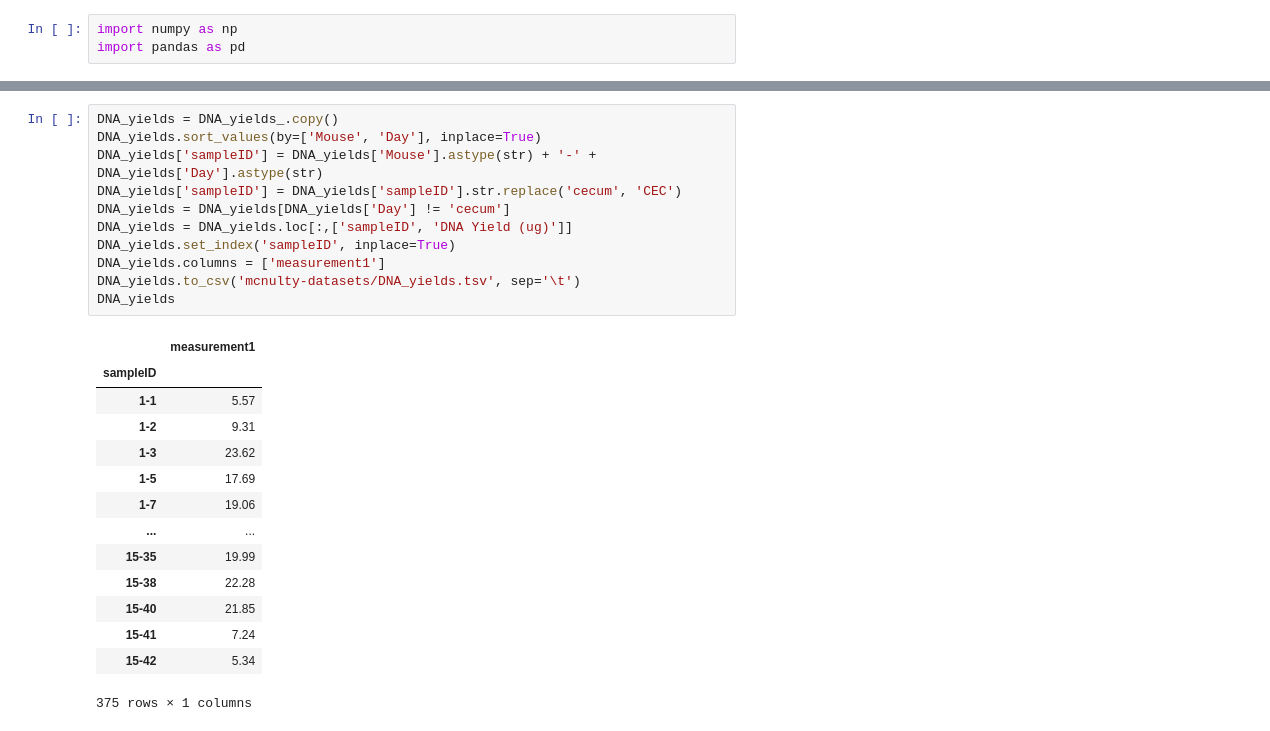
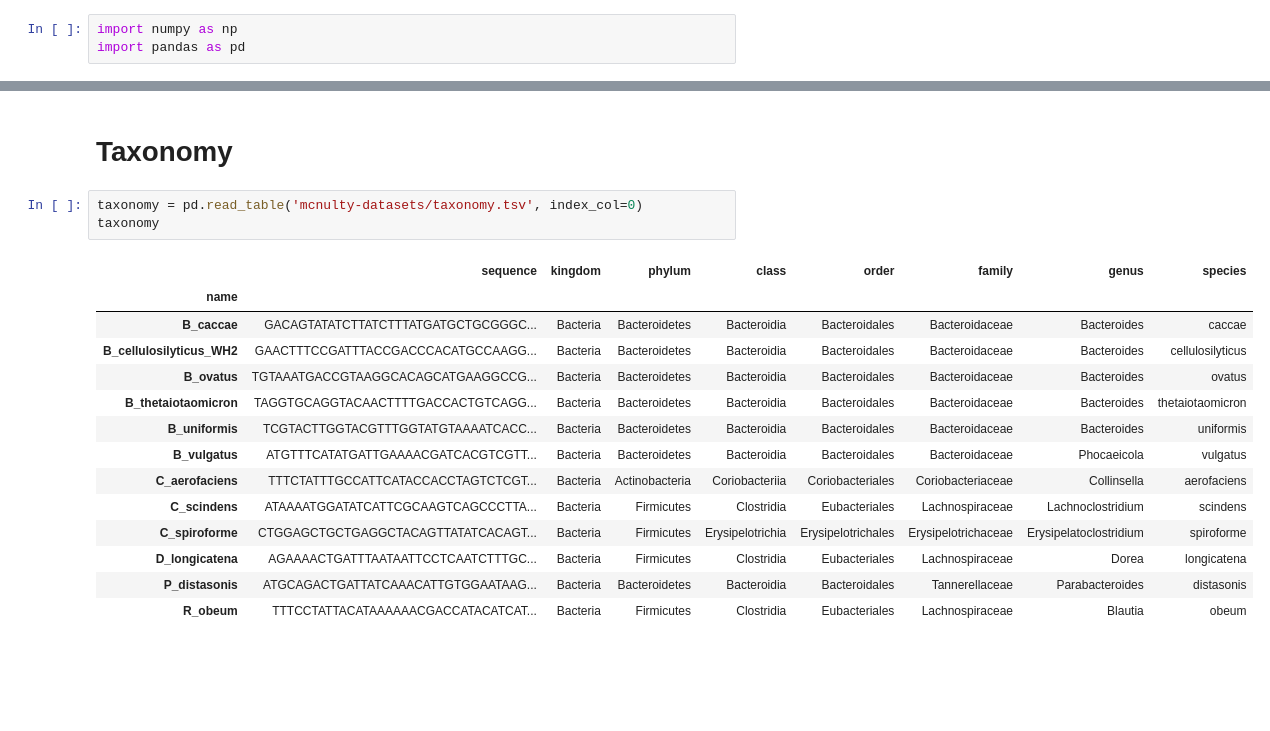
Before and after one commit to alejandrocs98/masters-thesis, a Jupyter notebook: data_preparation_mdsine2.ipynb, the cells around one changed output, grey strips where cells are left out. Drawn from its saved outputs; the diff is of its cells as text; blank space fills up the shorter version.

```diff
--- a/data_preparation_mdsine2.ipynb
+++ b/data_preparation_mdsine2.ipynb
@@ -66,26 +127,20 @@ DNA_yields_
-# %%
-DNA_yields = DNA_yields_.copy()
-DNA_yields.sort_values(by=['Mouse', 'Day'], inplace=True)
-DNA_yields['sampleID'] = DNA_yields['Mouse'].astype(str) + '-' + DNA_yields['Day'].astype(str)
-DNA_yields['sampleID'] = DNA_yields['sampleID'].str.replace('cecum', 'CEC')
-DNA_yields = DNA_yields[DNA_yields['Day'] != 'cecum']
-DNA_yields = DNA_yields.loc[:,['sampleID', 'DNA Yield (ug)']]
-DNA_yields.set_index('sampleID', inplace=True)
-DNA_yields.columns = ['measurement1']
-DNA_yields.to_csv('mcnulty-datasets/DNA_yields.tsv', sep='\t')
-DNA_yields
-# %% [output]
-|  | measurement1 |
-| sampleID |  |
-| 1-1 | 5.57 |
-| 1-2 | 9.31 |
-| 1-3 | 23.62 |
-| 1-5 | 17.69 |
-| 1-7 | 19.06 |
-| ... | ... |
-| 15-35 | 19.99 |
-| 15-38 | 22.28 |
-| 15-40 | 21.85 |
-| 15-41 | 7.24 |
-| 15-42 | 5.34 |
-375 rows × 1 columns
+# %% [markdown]
+# Taxonomy
+# %%
+taxonomy = pd.read_table('mcnulty-datasets/taxonomy.tsv', index_col=0)
+taxonomy
+# %% [output]
+|  | sequence | kingdom | phylum | class | order | family | genus | species |
+| name |  |  |  |  |  |  |  |  |
+| B_caccae | GACAGTATATCTTATCTTTATGATGCTGCGGGC... | Bacteria | Bacteroidetes | Bacteroidia | Bacteroidales | Bacteroidaceae | Bacteroides | caccae |
+| B_cellulosilyticus_WH2 | GAACTTTCCGATTTACCGACCCACATGCCAAGG... | Bacteria | Bacteroidetes | Bacteroidia | Bacteroidales | Bacteroidaceae | Bacteroides | cellulosilyticus |
+| B_ovatus | TGTAAATGACCGTAAGGCACAGCATGAAGGCCG... | Bacteria | Bacteroidetes | Bacteroidia | Bacteroidales | Bacteroidaceae | Bacteroides | ovatus |
+| B_thetaiotaomicron | TAGGTGCAGGTACAACTTTTGACCACTGTCAGG... | Bacteria | Bacteroidetes | Bacteroidia | Bacteroidales | Bacteroidaceae | Bacteroides | thetaiotaomicron |
+| B_uniformis | TCGTACTTGGTACGTTTGGTATGTAAAATCACC... | Bacteria | Bacteroidetes | Bacteroidia | Bacteroidales | Bacteroidaceae | Bacteroides | uniformis |
+| B_vulgatus | ATGTTTCATATGATTGAAAACGATCACGTCGTT... | Bacteria | Bacteroidetes | Bacteroidia | Bacteroidales | Bacteroidaceae | Phocaeicola | vulgatus |
+| C_aerofaciens | TTTCTATTTGCCATTCATACCACCTAGTCTCGT... | Bacteria | Actinobacteria | Coriobacteriia | Coriobacteriales | Coriobacteriaceae | Collinsella | aerofaciens |
+| C_scindens | ATAAAATGGATATCATTCGCAAGTCAGCCCTTA... | Bacteria | Firmicutes | Clostridia | Eubacteriales | Lachnospiraceae | Lachnoclostridium | scindens |
+| C_spiroforme | CTGGAGCTGCTGAGGCTACAGTTATATCACAGT... | Bacteria | Firmicutes | Erysipelotrichia | Erysipelotrichales | Erysipelotrichaceae | Erysipelatoclostridium | spiroforme |
+| D_longicatena | AGAAAACTGATTTAATAATTCCTCAATCTTTGC... | Bacteria | Firmicutes | Clostridia | Eubacteriales | Lachnospiraceae | Dorea | longicatena |
+| P_distasonis | ATGCAGACTGATTATCAAACATTGTGGAATAAG... | Bacteria | Bacteroidetes | Bacteroidia | Bacteroidales | Tannerellaceae | Parabacteroides | distasonis |
+| R_obeum | TTTCCTATTACATAAAAAACGACCATACATCAT... | Bacteria | Firmicutes | Clostridia | Eubacteriales | Lachnospiraceae | Blautia | obeum |
```
Also changed, not shown: parts of 11 cells of this notebook, 35 other files.
